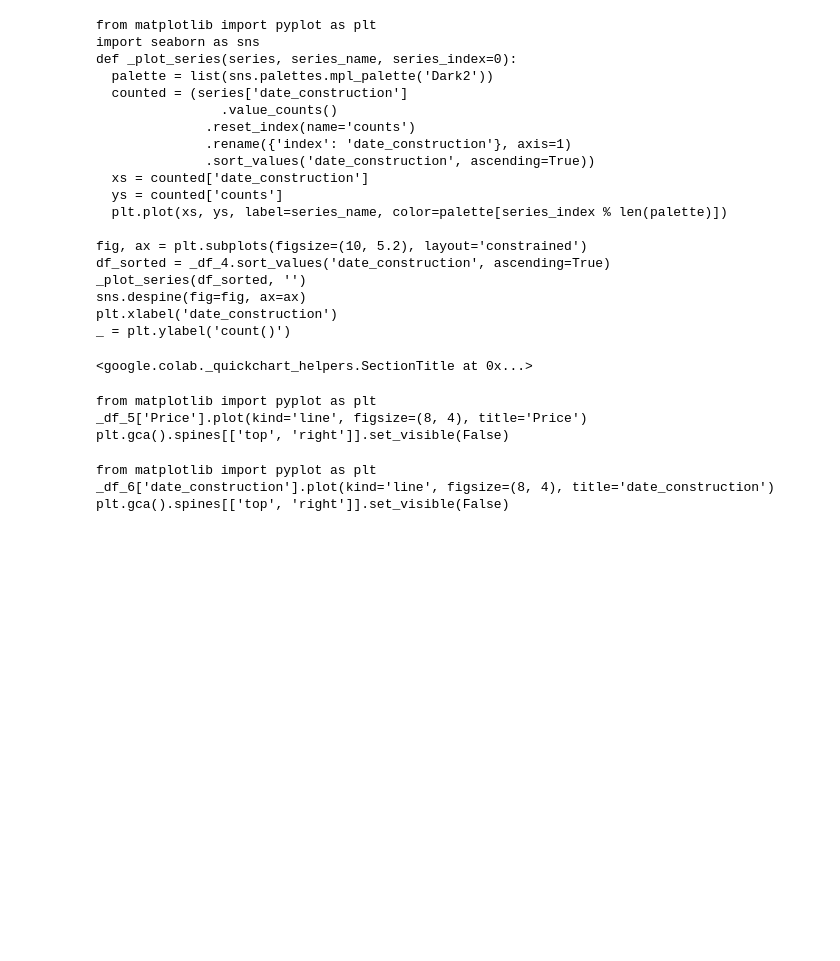
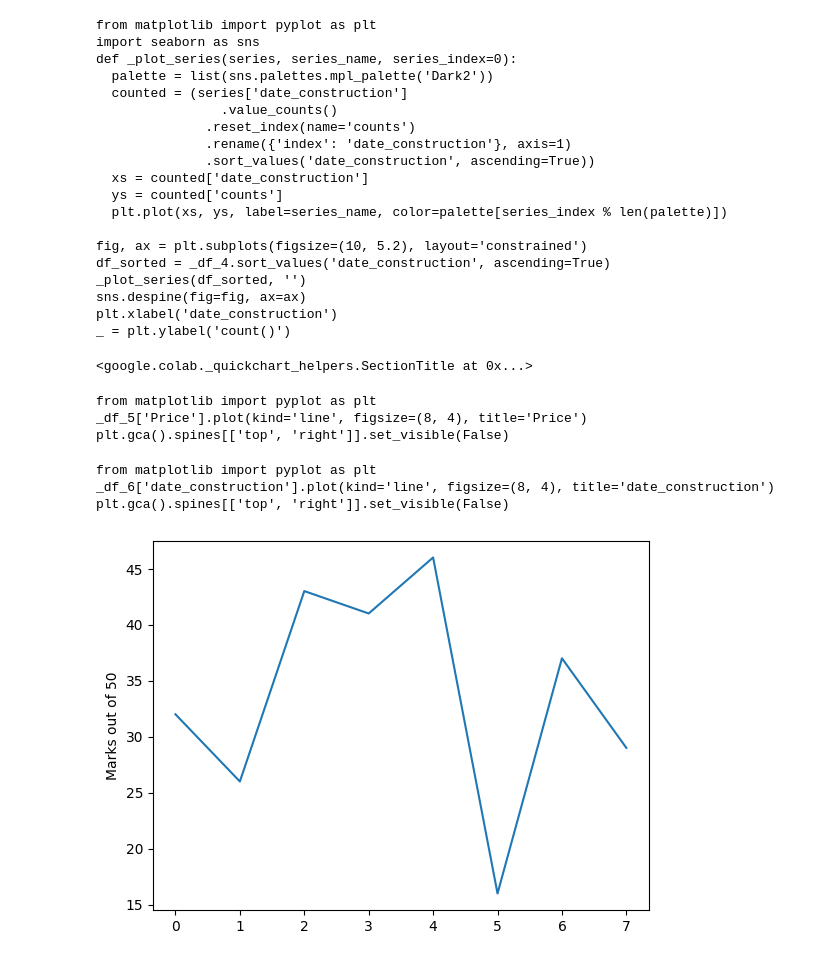
Before and after one commit to sushantkumar143/Python-Toolbox-for-Data-Science, a Jupyter notebook: Welcome_To_Colab.ipynb, the cells around one changed output. Cells and saved outputs as stored; diff of their text form; code cells hidden in the pictures; blank space fills up the shorter version.

```diff
--- a/Welcome_To_Colab.ipynb
+++ b/Welcome_To_Colab.ipynb
@@ -176,3 +176,12 @@ plt.gca().spines[['top', 'right']].set_visible(False)
 from matplotlib import pyplot as plt
 _df_6['date_construction'].plot(kind='line', figsize=(8, 4), title='date_construction')
 plt.gca().spines[['top', 'right']].set_visible(False)
+# %%
+from matplotlib import pyplot as plt
+import pandas as pd
+import numpy as np
+plt.plot([32,26,43,41,46,16,37,29])
+plt.ylabel("Marks out of 50")
+plt.show()
+# %% [output]
+[figure, added]
```
